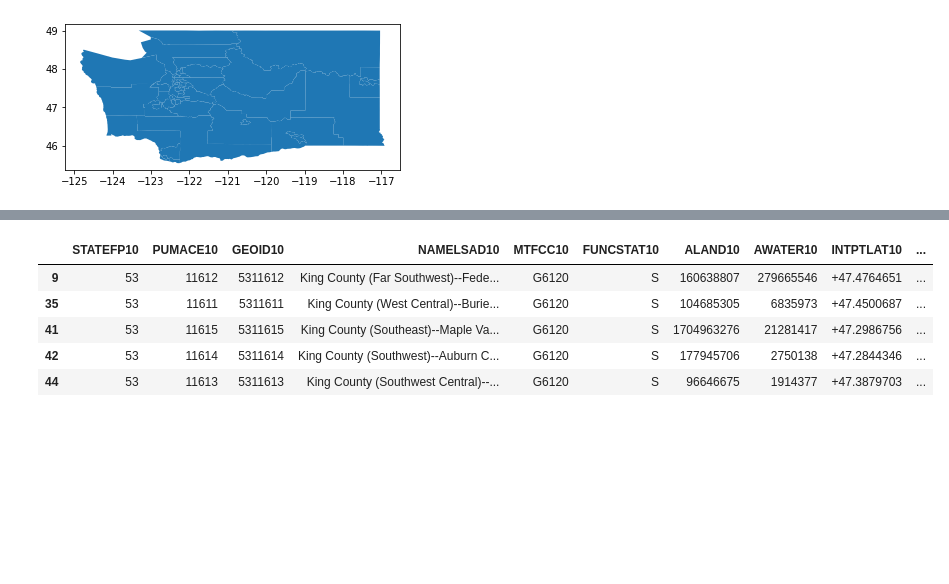
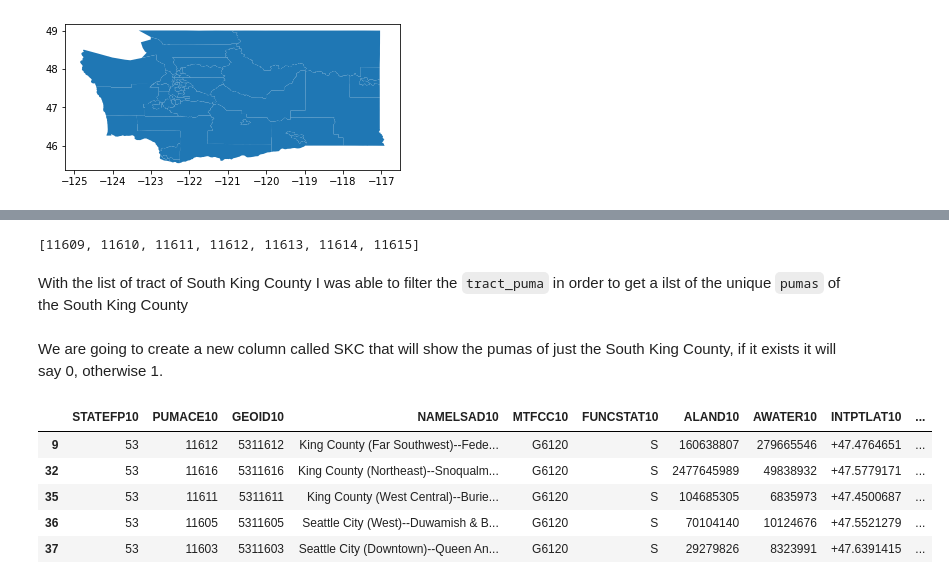
Before and after one commit to soledadmusella/opportunity_youth, a Jupyter notebook: notebooks/exploratory/Map.ipynb, the cells around one changed output, grey strips where cells are left out. Saved outputs shown, nothing was run; the diff lists cells and outputs as text; code cells hidden in the pictures; blank space fills up the shorter version.

Commit message:
map of south king

```diff
--- a/notebooks/exploratory/Map.ipynb
+++ b/notebooks/exploratory/Map.ipynb
@@ -27,0 +7,4 @@ wa_puma
+# %%
+wa_puma = gpd.read_file('../../data/raw/tl_2017_53_puma10.shp') # We are loading the Washington map from a shape file.
+#This file shows us the dataframe for the contents of the map below.
+wa_puma.head()
@@ -28,5 +33,4 @@ wa_puma
 # %%
-wa_puma.loc[:,'PUMACE10'] = wa_puma['PUMACE10'].astype(int)
-wa_puma.loc[:, 'GEOID10'] = wa_puma['GEOID10'].astype(int)
-wa_puma.head()
+wa_puma['PUMACE10'] = wa_puma['PUMACE10'].astype(int)
+wa_puma.dtypes
 # %% [output]
@@ -110,12 +174,23 @@ wa_puma.head()
+# %%
+tract_puma_sk = tract_puma[tract_puma['tractce'].isin(tract_zip_sk['tractce'])]
+pumas_sk = tract_puma_sk['puma5ce'].astype(int).unique().tolist()
+pumas_sk
+# %% [output]
+[11609, 11610, 11611, 11612, 11613, 11614, 11615]
+# %% [markdown]
+With the list of tract of South King County I was able to filter the `tract_puma` in order to get a ilst of the unique `pumas` of the South King County
+# %% [markdown]
+We are going to create a new column called SKC that will show the pumas of just the South King County, if it exists it will say 0, otherwise 1.
 # %%
-kc_puma = wa_puma.loc[(wa_puma.PUMACE10 >= 11611 ) & (wa_puma.PUMACE10 <= 11615)]
-kc_puma
+# All King County and Seattle
+kc_puma = wa_puma.loc[(wa_puma.PUMACE10 >= 11601 ) & (wa_puma.PUMACE10 <= 11616)]
+kc_puma.head()
 # I have looked at the website and also at the data to double check whether some of these are within south king county
 # Since some of them are not, I have narrowed it down to 11611-11615.
 # %% [output]
 |  | STATEFP10 | PUMACE10 | GEOID10 | NAMELSAD10 | MTFCC10 | FUNCSTAT10 | ALAND10 | AWATER10 | INTPTLAT10 | ... |
 | 9 | 53 | 11612 | 5311612 | King County (Far Southwest)--Fede... | G6120 | S | 160638807 | 279665546 | +47.4764651 | ... |
+| 32 | 53 | 11616 | 5311616 | King County (Northeast)--Snoqualm... | G6120 | S | 2477645989 | 49838932 | +47.5779171 | ... |
 | 35 | 53 | 11611 | 5311611 | King County (West Central)--Burie... | G6120 | S | 104685305 | 6835973 | +47.4500687 | ... |
-| 41 | 53 | 11615 | 5311615 | King County (Southeast)--Maple Va... | G6120 | S | 1704963276 | 21281417 | +47.2986756 | ... |
-| 42 | 53 | 11614 | 5311614 | King County (Southwest)--Auburn C... | G6120 | S | 177945706 | 2750138 | +47.2844346 | ... |
-| 44 | 53 | 11613 | 5311613 | King County (Southwest Central)--... | G6120 | S | 96646675 | 1914377 | +47.3879703 | ... |
+| 36 | 53 | 11605 | 5311605 | Seattle City (West)--Duwamish & B... | G6120 | S | 70104140 | 10124676 | +47.5521279 | ... |
+| 37 | 53 | 11603 | 5311603 | Seattle City (Downtown)--Queen An... | G6120 | S | 29279826 | 8323991 | +47.6391415 | ... |
```
Also changed, not shown: parts of 31 cells of this notebook, 9 other files.
